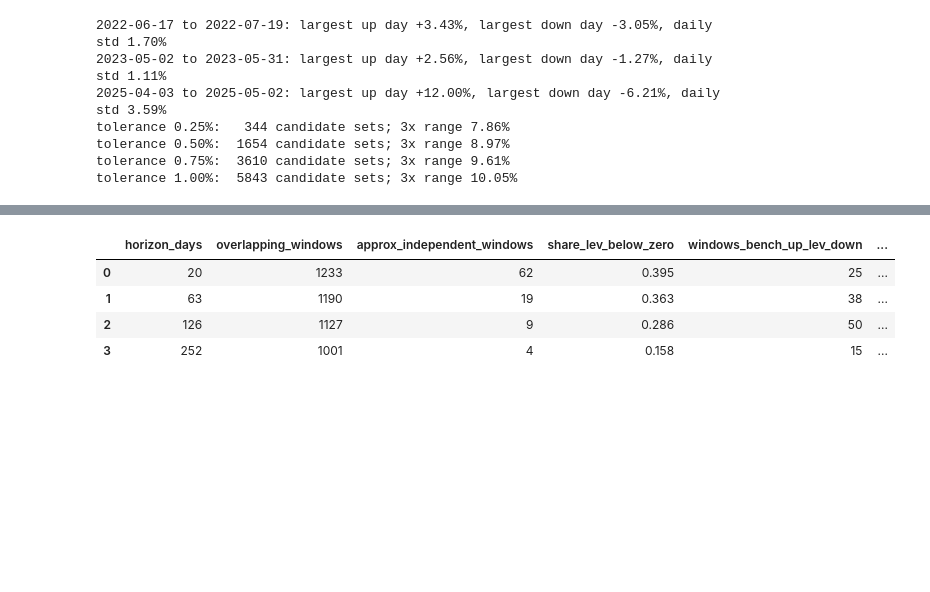
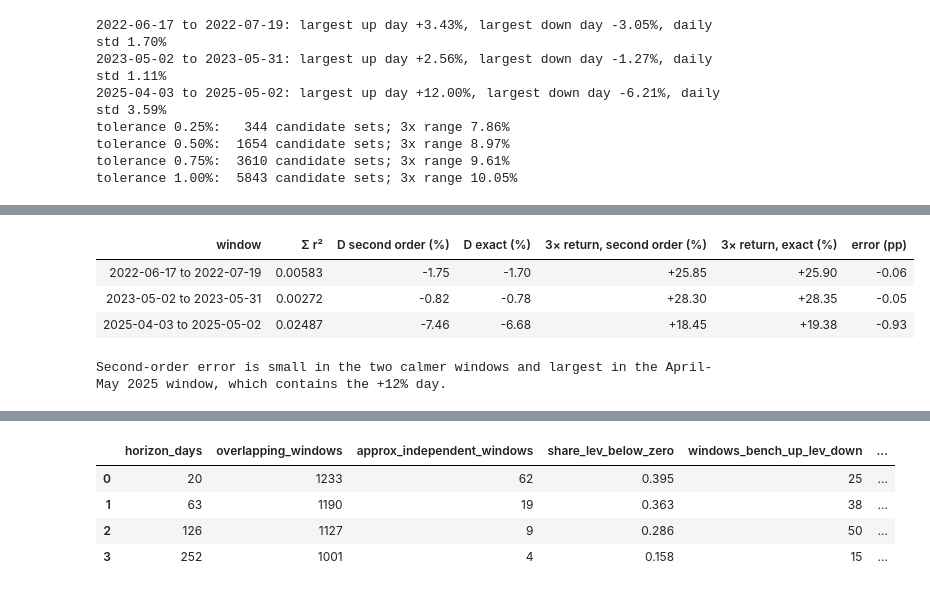
Before and after one commit to dvirross/leveraged-etf-compounding, a Jupyter notebook: notebooks/leveraged-etf-empirical-analysis.ipynb, the cells around one changed output, grey strips where cells are left out. Saved outputs shown, nothing was run; the diff lists cells and outputs as text; code cells hidden in the pictures; blank space fills up the shorter version.

```diff
--- a/notebooks/leveraged-etf-empirical-analysis.ipynb
+++ b/notebooks/leveraged-etf-empirical-analysis.ipynb
@@ -148,0 +194,12 @@ tolerance 1.00%:  5843 candidate sets; 3x range 10.05%
+# %%
+so = pd.DataFrame({
+    "window": tbl.window, "Σ r²": dec.sum_sq, "D second order (%)": 100 * dec.D_second_order, "D exact (%)": 100 * dec.D_exact,
+    "3× return, second order (%)": 100 * dec.lev_return_second_order, "3× return, exact (%)": 100 * dec.lev_return, "error (pp)": 100 * dec.second_order_error})
+display(so.style.format({"Σ r²": "{:.5f}"} | {c: "{:+.2f}" for c in so.columns[2:]}).hide(axis="index"))
+print("Second-order error is small in the two calmer windows and largest in the April-May 2025 window, which contains the +12% day.")
+# %% [output]
+| window | Σ r² | D second order (%) | D exact (%) | 3× return, second order (%) | 3× return, exact (%) | error (pp) |
+| 2022-06-17 to 2022-07-19 | 0.00583 | -1.75 | -1.70 | +25.85 | +25.90 | -0.06 |
+| 2023-05-02 to 2023-05-31 | 0.00272 | -0.82 | -0.78 | +28.30 | +28.35 | -0.05 |
+| 2025-04-03 to 2025-05-02 | 0.02487 | -7.46 | -6.68 | +18.45 | +19.38 | -0.93 |
+Second-order error is small in the two calmer windows and largest in the April-May 2025 window, which contains the +12% day.
```
Also changed, not shown: parts of 14 cells of this notebook, 11 other files.
